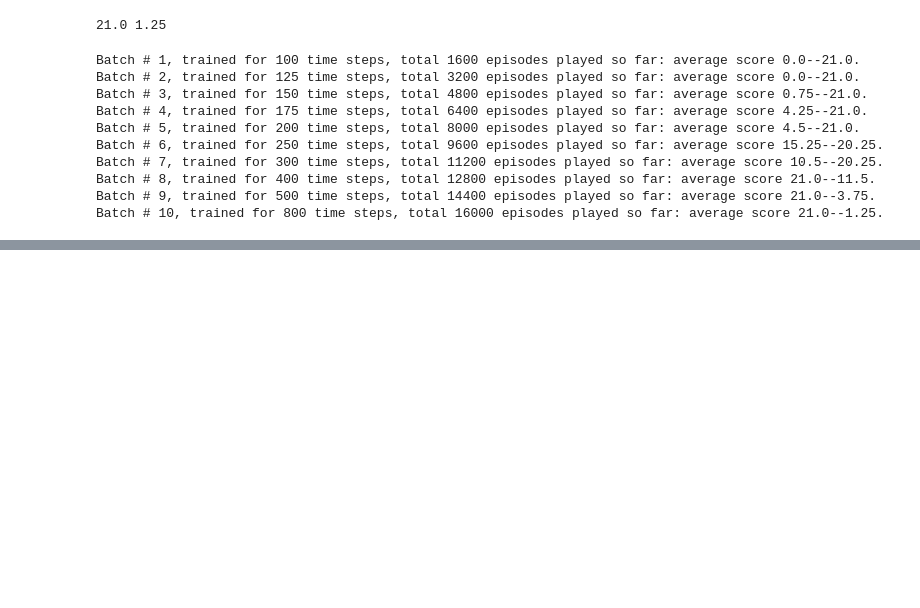
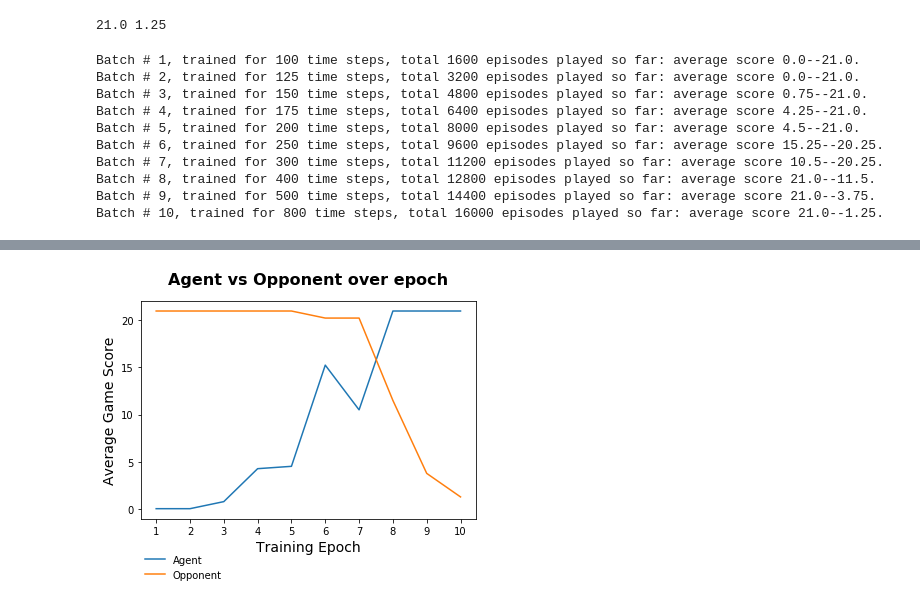
Before and after one commit to andrefmsmith/amsRL_openAIgym, a Jupyter notebook: CodeBlog_PongFromPixels_2.0.ipynb, the cells around one changed output, grey strips where cells are left out. Drawn from its saved outputs; the diff is of its cells as text; code cells hidden in the pictures; blank space fills up the shorter version.

```diff
--- a/CodeBlog_PongFromPixels_2.0.ipynb
+++ b/CodeBlog_PongFromPixels_2.0.ipynb
@@ -301,0 +313,11 @@ Batch # 10, trained for 800 time steps, total 16000 episodes played so far: aver
+# %%
+plt.figure()
+plt.plot(range(1,11), [m[2] for m in batch_performance], label='Agent')
+plt.plot(range(1,11), [m[3] for m in batch_performance], label='Opponent')
+plt.legend(loc=(0,-0.3), frameon=False)
+plt.xticks(range(1,11));
+plt.xlabel('Training Epoch', fontsize=14);
+plt.ylabel('Average Game Score', fontsize=14);
+plt.title('Agent vs Opponent over epoch', fontsize=16, fontweight='bold', y=1.05);
+# %% [output]
+[figure, added]
```
Also changed, not shown: parts of 2 cells of this notebook, 2 other files.
